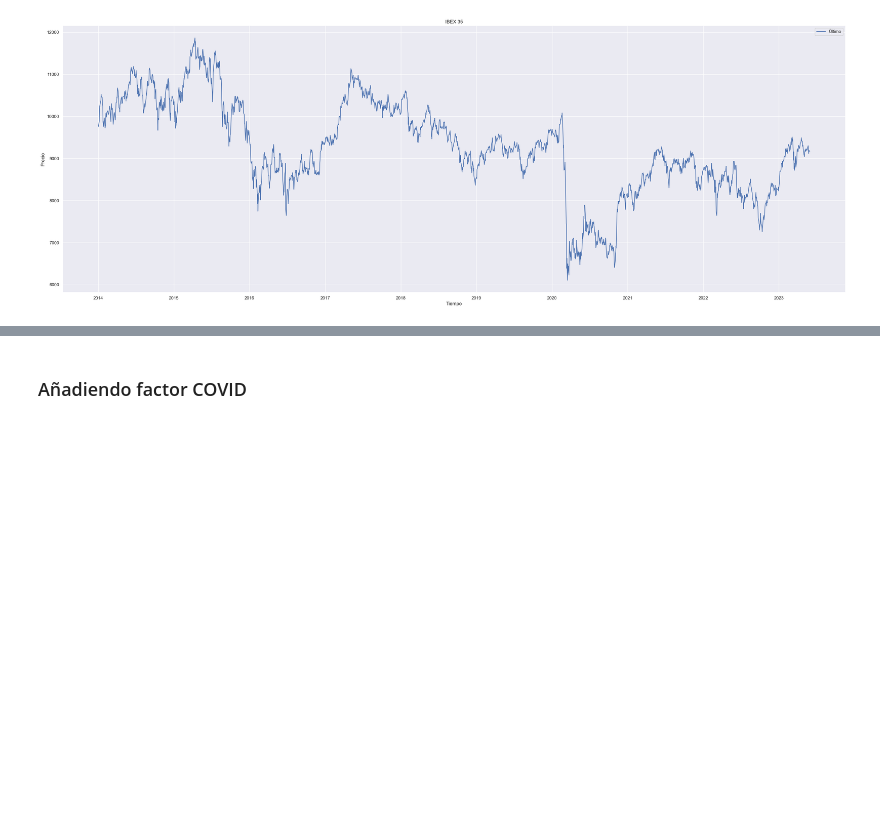
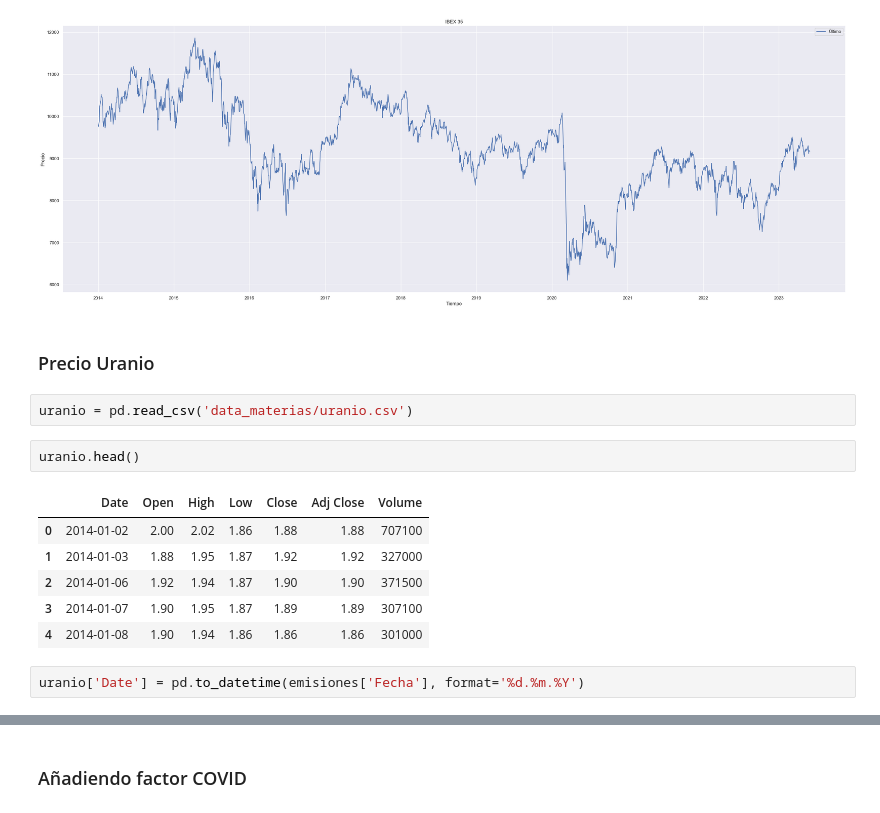
Before and after one commit to carolinariveraa/proyecto_final, a Jupyter notebook: days_2014-2023.ipynb, the cells around one changed output, grey strips where cells are left out. Saved outputs shown, nothing was run; the diff lists cells and outputs as text; blank space fills up the shorter version.

```diff
--- a/days_2014-2023.ipynb
+++ b/days_2014-2023.ipynb
@@ -414,3 +400,18 @@ plt.legend(['Último'])
 plt.show()
 # %% [output]
 [figure]
+# %% [markdown]
+### Precio Uranio
+# %%
+uranio = pd.read_csv('data_materias/uranio.csv')
+# %%
+uranio.head()
+# %% [output]
+|  | Date | Open | High | Low | Close | Adj Close | Volume |
+| 0 | 2014-01-02 | 2.00 | 2.02 | 1.86 | 1.88 | 1.88 | 707100 |
+| 1 | 2014-01-03 | 1.88 | 1.95 | 1.87 | 1.92 | 1.92 | 327000 |
+| 2 | 2014-01-06 | 1.92 | 1.94 | 1.87 | 1.90 | 1.90 | 371500 |
+| 3 | 2014-01-07 | 1.90 | 1.95 | 1.87 | 1.89 | 1.89 | 307100 |
+| 4 | 2014-01-08 | 1.90 | 1.94 | 1.86 | 1.86 | 1.86 | 301000 |
+# %%
+uranio['Date'] = pd.to_datetime(emisiones['Fecha'], format='%d.%m.%Y')
```
Also changed, not shown: parts of 7 cells of this notebook, 1 other file.
